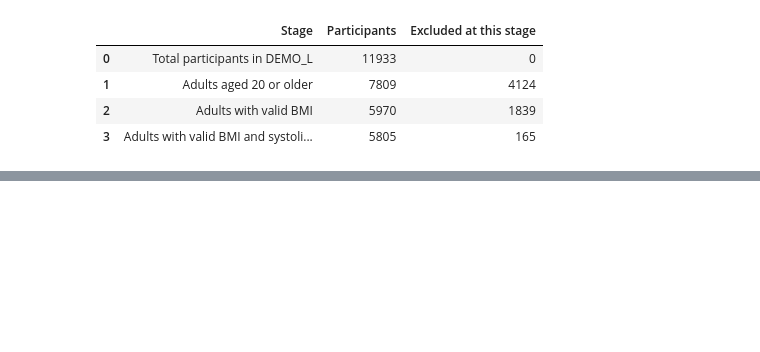
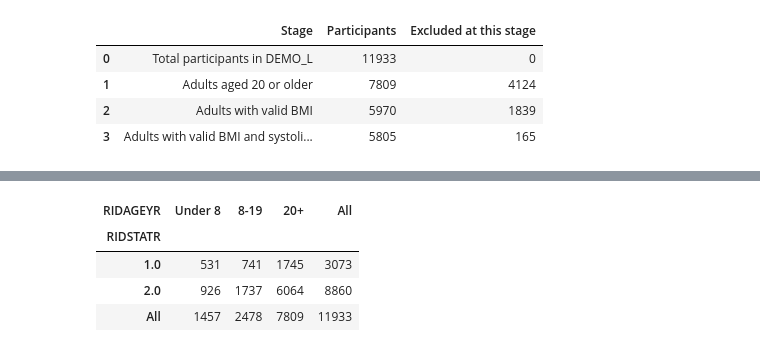
Before and after one commit to HisEgo/NHANES_Project, a Jupyter notebook: notebooks/phase1_exploration.ipynb, the cells around one changed output, grey strips where cells are left out. Drawn from its saved outputs; the diff is of its cells as text; code cells hidden in the pictures; blank space fills up the shorter version.

```diff
--- a/notebooks/phase1_exploration.ipynb
+++ b/notebooks/phase1_exploration.ipynb
@@ -1006,0 +1177,20 @@ display(sample_selection)
+# %%
+age_exam_table = pd.crosstab(
+    demo_clean["RIDSTATR"],
+    pd.cut(
+        demo_clean["RIDAGEYR"],
+        bins=[0, 8, 20, np.inf],
+        labels=["Under 8", "8-19", "20+"],
+        right=False
+    ),
+    margins=True,
+    dropna=False
+)
+
+display(age_exam_table)
+# %% [output]
+| RIDAGEYR | Under 8 | 8-19 | 20+ | All |
+| RIDSTATR |  |  |  |  |
+| 1.0 | 531 | 741 | 1745 | 3073 |
+| 2.0 | 926 | 1737 | 6064 | 8860 |
+| All | 1457 | 2478 | 7809 | 11933 |
```
Also changed, not shown: parts of 23 cells of this notebook.
